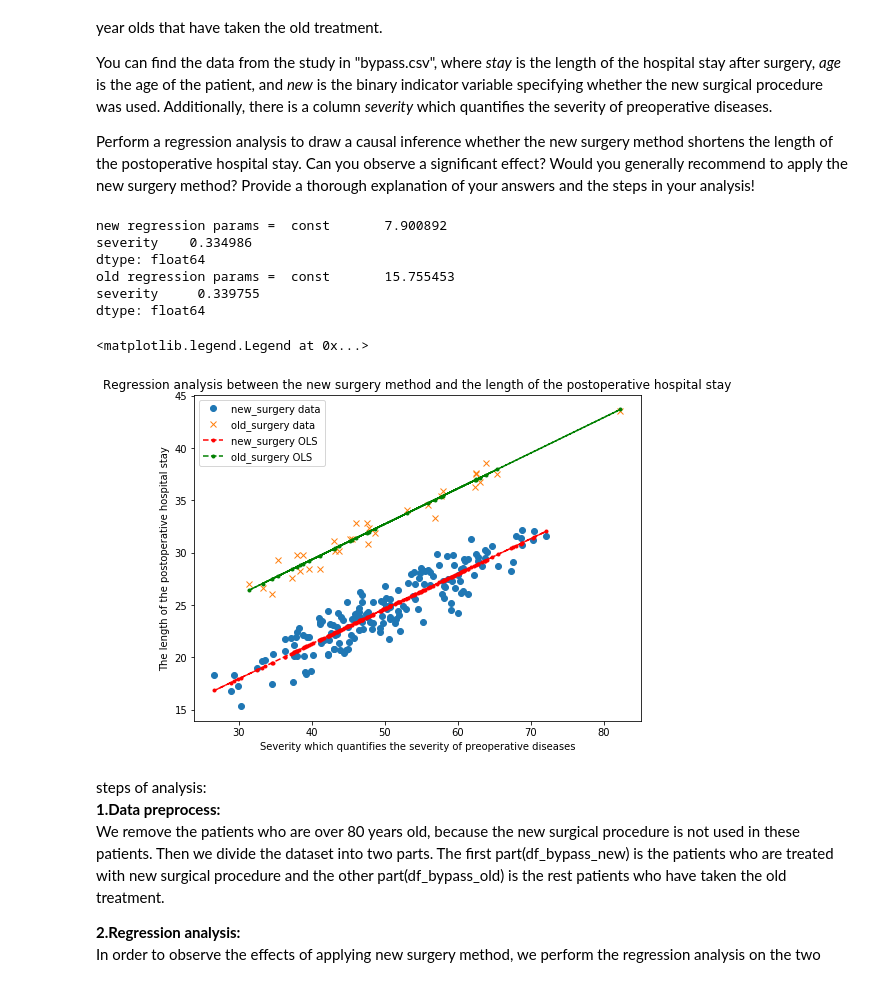
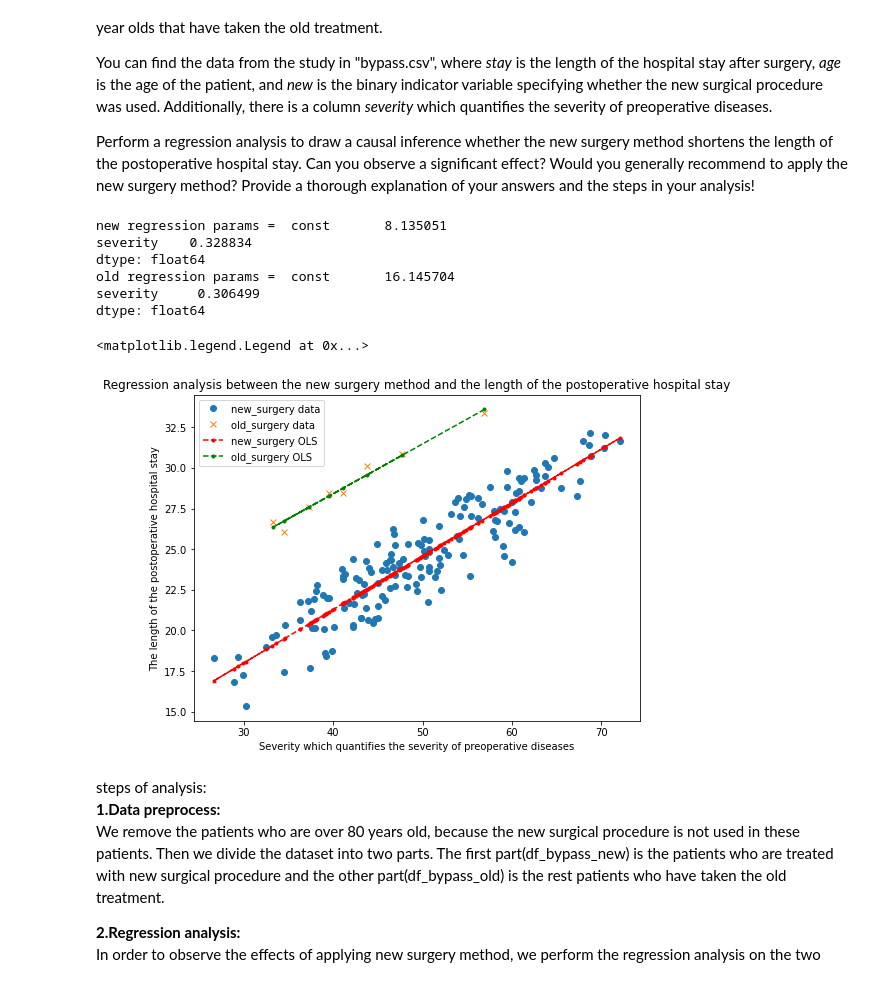
Before and after one commit to MaDolphin/Social-Data-Science, a Jupyter notebook: assignment_2/final_home_assignment_2.ipynb, the cells around one changed output. Drawn from its saved outputs; the diff is of its cells as text; code cells hidden in the pictures.

```diff
--- a/assignment_2/final_home_assignment_2.ipynb
+++ b/assignment_2/final_home_assignment_2.ipynb
@@ -35,44 +35,47 @@ Provide a thorough explanation of your answers and the steps in your analysis!
 # %%
 data_bypass = pd.read_csv("bypass.csv")
 df_bypass = pd.DataFrame(data_bypass)
-# df_bypass = data_bypass[data_bypass['age'] <= 80] # age <= 80
+df_bypass
+df_bypass = data_bypass[data_bypass['age'] <= 80] # age <= 80
 df_bypass_old = df_bypass[data_bypass['new'] == 0] # old surgery
 df_bypass_new = df_bypass[data_bypass['new'] == 1] # new surgery
-
+df_bypass
 y_new = df_bypass_new.stay
 x_new = sm.add_constant(df_bypass_new.severity)
+
 model_new = sm.OLS(y_new,x_new)
 results_new = model_new.fit()
 # print(results_new.summary())
 print("new regression params = ", results_new.params)
 
 y_old = df_bypass_old.stay
 x_old = sm.add_constant(df_bypass_old.severity)
+
 model_old = sm.OLS(y_old,x_old)
 results_old = model_old.fit()
 # print(results_old.summary())
 print("old regression params = ", results_old.params)
 
 y_new_fitted = results_new.fittedvalues
 y_old_fitted = results_old.fittedvalues
 fig, ax = plt.subplots(figsize=(8,6))
 ax.plot(df_bypass_new.severity, y_new, 'o', label='new_surgery data')
 ax.plot(df_bypass_old.severity, y_old, 'x', label='old_surgery data')
 new_OLS = ax.plot(df_bypass_new.severity, y_new_fitted, 'r--.',label='new_surgery OLS')
 old_OLS = ax.plot(df_bypass_old.severity, y_old_fitted, 'g--.',label='old_surgery OLS')
 plt.xlabel('Severity which quantifies the severity of preoperative diseases')
 plt.ylabel('The length of the postoperative hospital stay')
 plt.title('Regression analysis between the new surgery method and the length of the postoperative hospital stay')
 ax.legend()
 # %% [output]
-new regression params =  const       7.900892
-severity    0.334986
+new regression params =  const       8.135051
+severity    0.328834
 dtype: float64
-old regression params =  const       15.755453
-severity     0.339755
+old regression params =  const       16.145704
+severity     0.306499
 dtype: float64
 <matplotlib.legend.Legend at 0x...>
-[figure, old version]
+[figure, new version]
 # %% [markdown]
 steps of analysis: <br>
 **1.Data preprocess:** <br>
```
Also changed, not shown: 2 other files.
